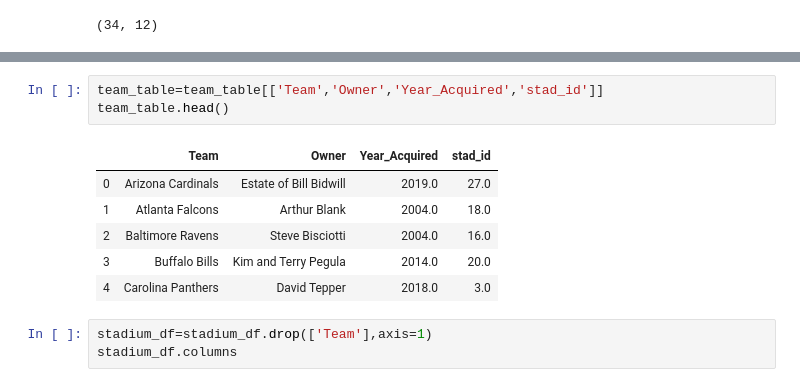
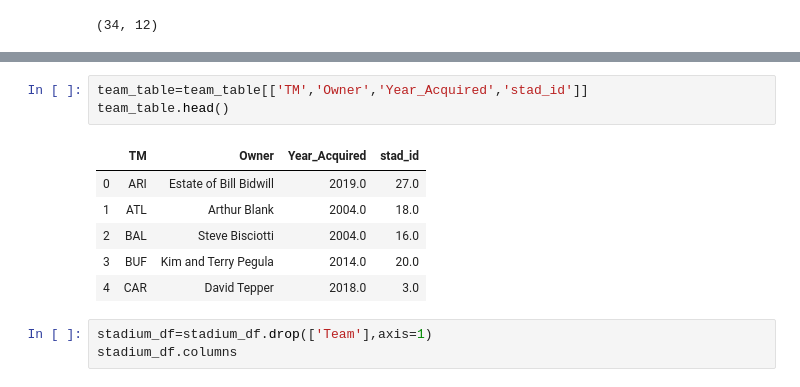
Before and after one commit to nberman12/NFL-ETL-Project, a Jupyter notebook: Nate/ETL-Project.ipynb, the cells around one changed output, grey strips where cells are left out. Drawn from its saved outputs; the diff is of its cells as text.

```diff
--- a/Nate/ETL-Project.ipynb
+++ b/Nate/ETL-Project.ipynb
@@ -292,15 +292,15 @@ team_table.tail(10)
 | 30 | Tennessee Titans | Amy Adams Strunk 2 | 2013.0 | TEN | 21.0 | Nissan Stadium | 69143.0 | Nashville | Tennessee | Bermuda grass | ... |
 | 31 | Washington Redskins | Dan Snyder | 1999.0 | WAS | 6.0 | FedExField | 82000.0 | Landover | Maryland | Bermuda grass | ... |
 # %%
-team_table=team_table[['Team','Owner','Year_Acquired','stad_id']]
+team_table=team_table[['TM','Owner','Year_Acquired','stad_id']]
 team_table.head()
 # %% [output]
-|  | Team | Owner | Year_Acquired | stad_id |
-| 0 | Arizona Cardinals | Estate of Bill Bidwill | 2019.0 | 27.0 |
-| 1 | Atlanta Falcons | Arthur Blank | 2004.0 | 18.0 |
-| 2 | Baltimore Ravens | Steve Bisciotti | 2004.0 | 16.0 |
-| 3 | Buffalo Bills | Kim and Terry Pegula | 2014.0 | 20.0 |
-| 4 | Carolina Panthers | David Tepper | 2018.0 | 3.0 |
+|  | TM | Owner | Year_Acquired | stad_id |
+| 0 | ARI | Estate of Bill Bidwill | 2019.0 | 27.0 |
+| 1 | ATL | Arthur Blank | 2004.0 | 18.0 |
+| 2 | BAL | Steve Bisciotti | 2004.0 | 16.0 |
+| 3 | BUF | Kim and Terry Pegula | 2014.0 | 20.0 |
+| 4 | CAR | David Tepper | 2018.0 | 3.0 |
 # %%
 stadium_df=stadium_df.drop(['Team'],axis=1)
 stadium_df.columns
```
Also changed, not shown: parts of 2 cells of this notebook, 2 other files.
